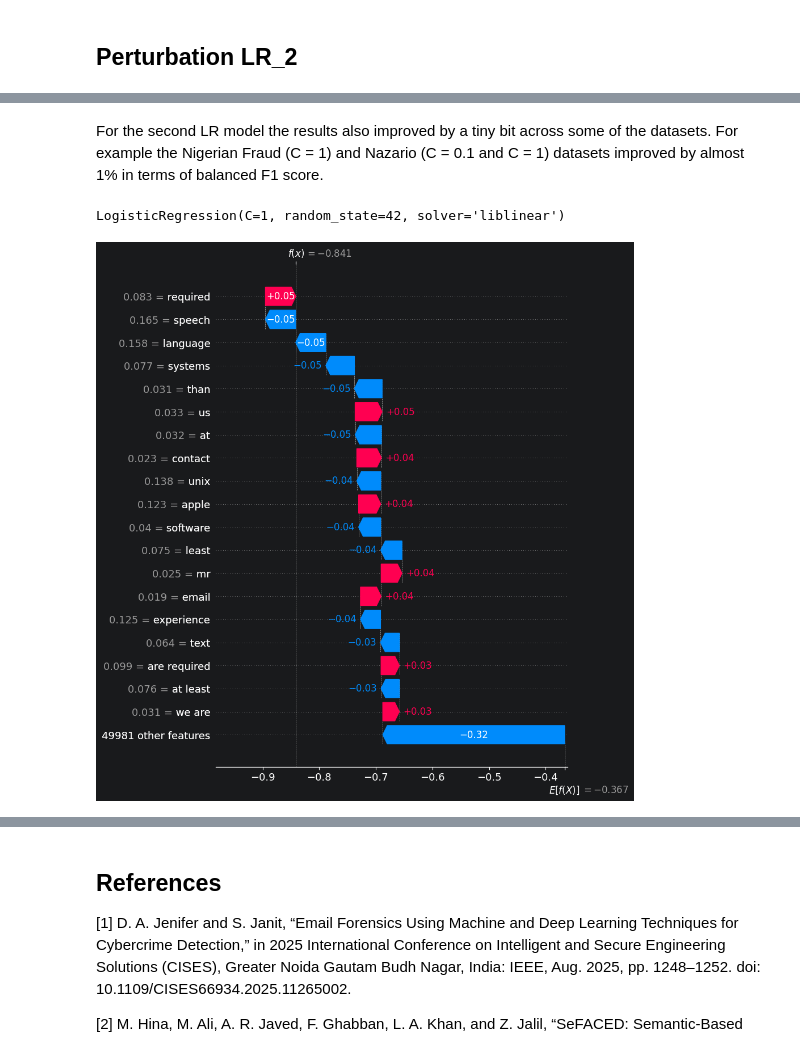
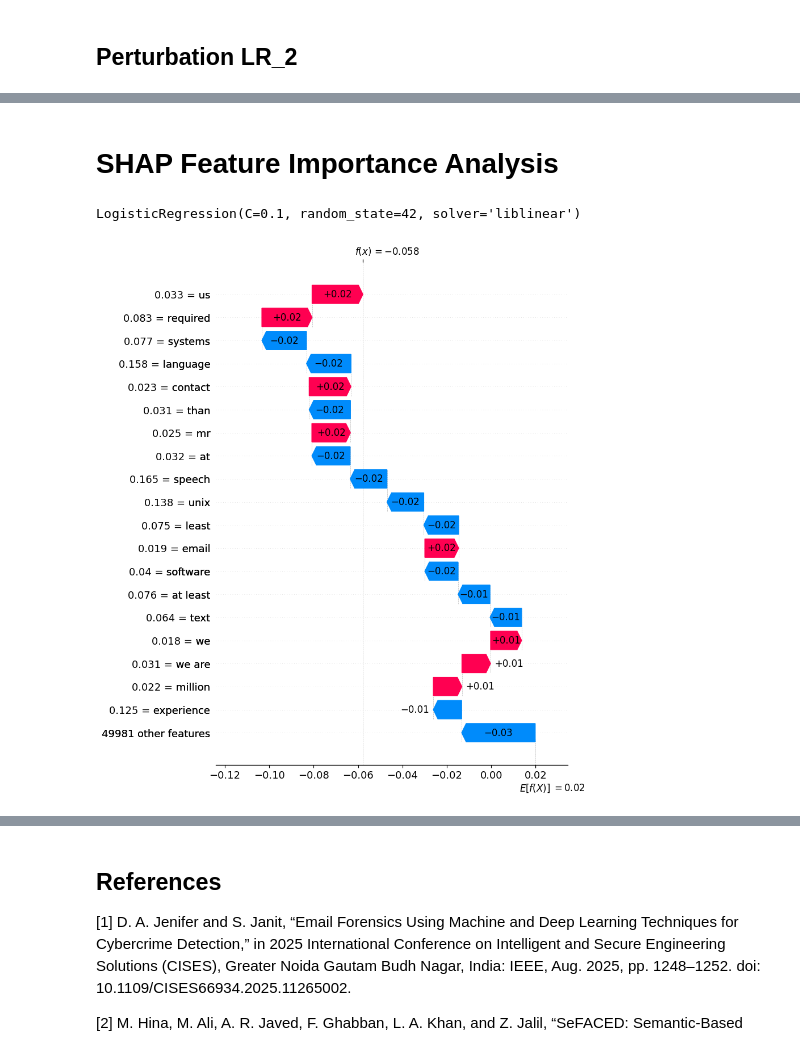
Before and after one commit to emilkle/IMT4210_ML_project, a Jupyter notebook: forensic_project.ipynb, the cells around one changed output, grey strips where cells are left out. Cells and saved outputs as stored; diff of their text form; code cells hidden in the pictures.

Commit message:
Created PDF figures for SHAP analysis.

```diff
--- a/forensic_project.ipynb
+++ b/forensic_project.ipynb
@@ -946,5 +656,5 @@ perturbed_lr_2_df
-# %% [markdown]
-For the second LR model the results also improved by a tiny bit across some of the datasets. For example the Nigerian Fraud (C = 1) and Nazario (C = 0.1 and C = 1) datasets improved by almost 1% in terms of balanced F1 score.
+# %% [markdown]
+# SHAP Feature Importance Analysis
 # %%
 # SHAP feature-importance analysis of the best models from LR and XGB
 def explain_model(model, test_df):
@@ -981,22 +697,39 @@ def explain_model(model, test_df):
 # %%
-def train_model_for_interpretation(dataset_name, model, parameters):
+def train_model_for_interpretation(dataset_name, model, parameters, tfidf_level):
     fold = folds[dataset_name]
     train_df = fold["train"]
     test_df = fold["test"]
 
-    final_model = make_model(TFIDF_PARAMS, model)
+    final_model = make_model(tfidf_level, model)
     final_model.set_params(**parameters)
 
     final_model.fit(train_df['body'], train_df['label'])
 
     return final_model, test_df
 # %%
-# 1 is the best C value overall for all datasets
-ling_spam_best_params = {'classifier__C': 1}
+ling_spam_best_params = {'classifier__C': 0.1}
 ling_spam_model, ling_spam_test_df = train_model_for_interpretation("Ling-Spam",
                                                                     LogisticRegression(**LOGISTIC_REGRESSION_PARAMS),
-                                                                    ling_spam_best_params)
-explain_model(ling_spam_model, ling_spam_test_df)
+                                                                    ling_spam_best_params, TFIDF_PARAMS)
+ling_spam_shap = explain_model(ling_spam_model, ling_spam_test_df)
+
+shap.plots.waterfall(ling_spam_shap[0], max_display=20, show=False)
+
+fig = plt.gcf()
+fig.patch.set_facecolor("white")
+
+# set the background color of the axes to white and text color to black for better visibility in the PDF
+for ax in fig.axes:
+    ax.set_facecolor("white")
+    ax.tick_params(colors="black")
+    for spine in ax.spines.values():
+        spine.set_color("black")
+    for text in ax.texts:
+        text.set_color("black")
+
+# save the figure as a PDF with white background and no edge color
+fig.savefig("plot.pdf", format='pdf', facecolor="white", edgecolor="none", bbox_inches="tight", )
+plt.show()
 # %% [output]
-LogisticRegression(C=1, random_state=42, solver='liblinear')
+LogisticRegression(C=0.1, random_state=42, solver='liblinear')
-[figure, old version]
+[figure, new version]
```
Also changed, not shown: parts of 27 cells of this notebook.
